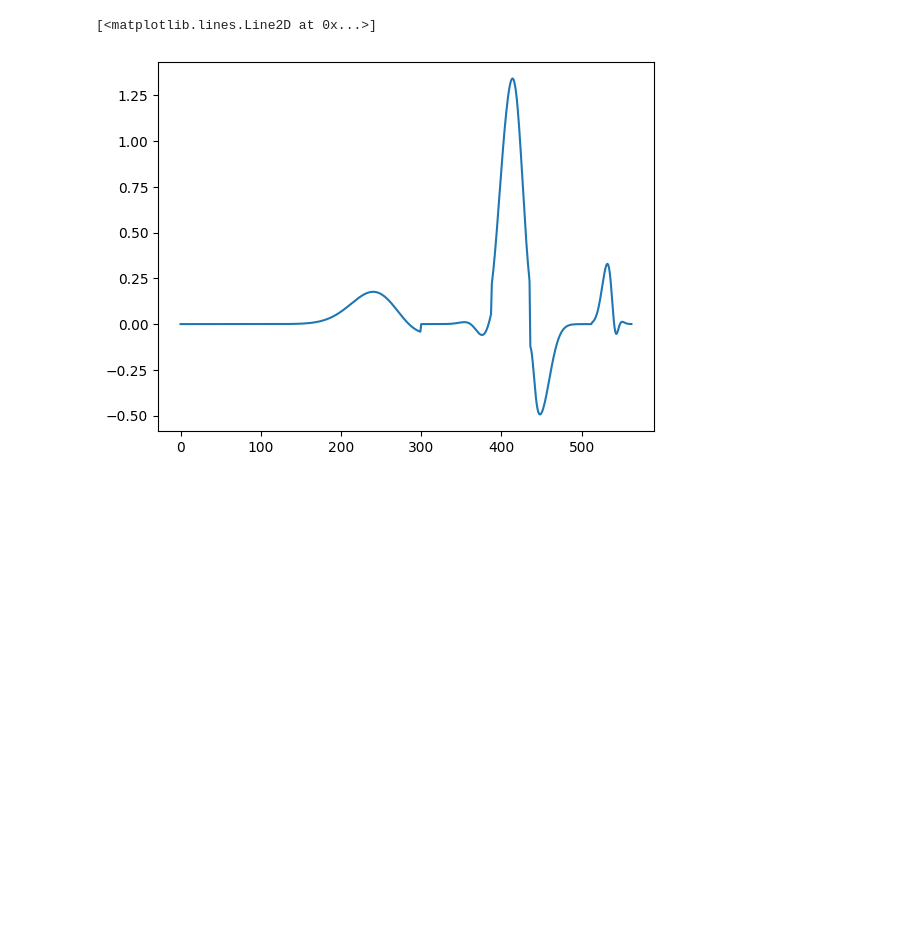
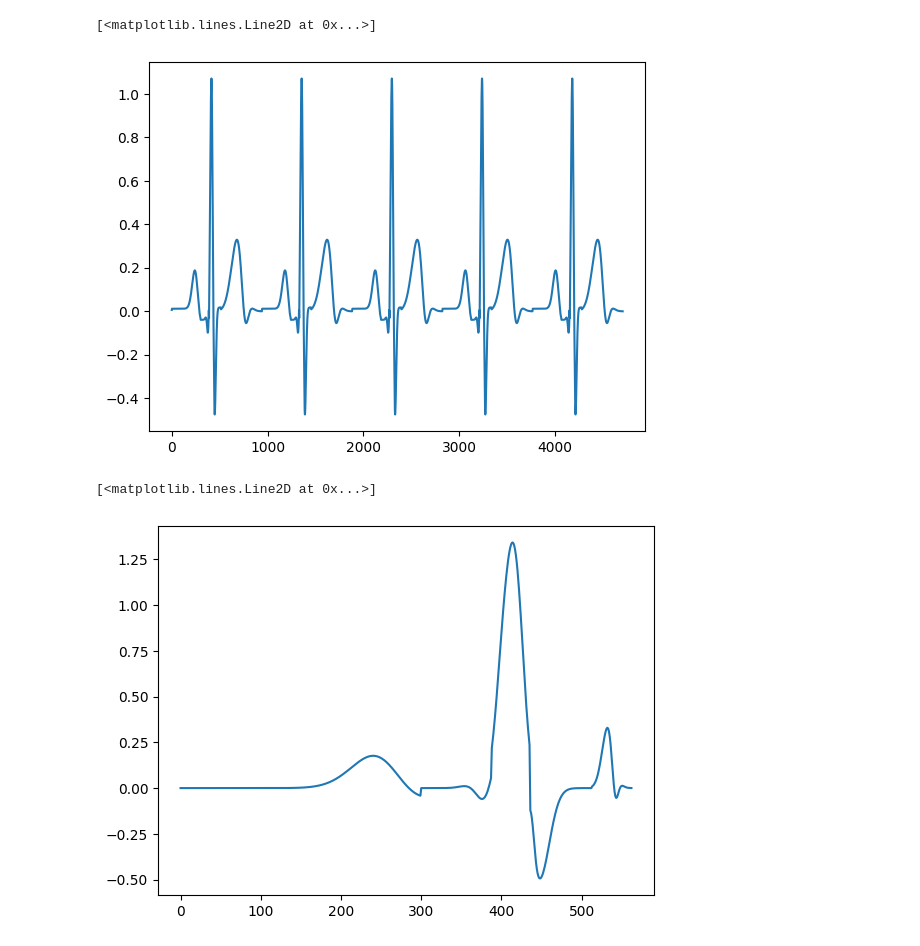
Before and after one commit to wprusak/ECG_simulator, a Jupyter notebook: ecg_v1.ipynb, the cells around one changed output. Saved outputs shown, nothing was run; the diff lists cells and outputs as text; code cells hidden in the pictures; blank space fills up the shorter version.

Commit message:
Multiple periods

```diff
--- a/ecg_v1.ipynb
+++ b/ecg_v1.ipynb
@@ -22,3 +36,12 @@ plt.plot(signal)
+# %%
+signal10periods = np.concatenate([signal for i in range(5)])
+signal10periods = smooth(signal10periods,2)
+signalnoisy = signal10periods + np.random.random(len(signal10periods)) * 0
+# %%
+plt.plot(signalnoisy)
+# %% [output]
+[<matplotlib.lines.Line2D at 0x...>]
+[figure, added]
 # %%
 A1 = [ -35.820,	17.820,	0.691,	40.690,	-0.224,	-0.313,	-4.680,	1.057,	-0.500,	0.345]
 A2 = [35.734	,-7.800	,1.057	,-1.100	,0.345	,0.373	,4.726	,0.690	,0.228	,-0.223]
```
Also changed, not shown: parts of 3 cells of this notebook.
